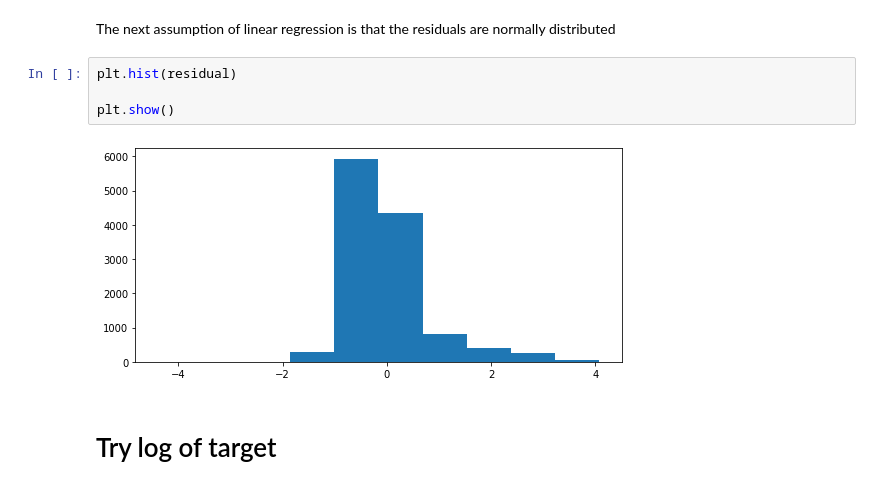
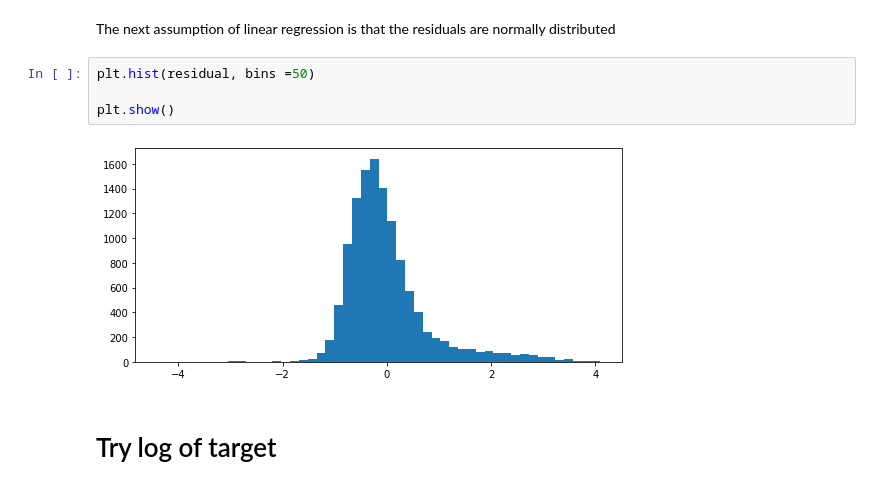
Before and after one commit to makcfd/angela-thesis, a Jupyter notebook: Regression_augmented.ipynb, the cells around one changed output. Drawn from its saved outputs; the diff is of its cells as text.

```diff
--- a/Regression_augmented.ipynb
+++ b/Regression_augmented.ipynb
@@ -484,11 +529,11 @@ plt.show()
 # %% [markdown]
 The next assumption of linear regression is that the residuals are normally distributed
 # %%
-plt.hist(residual)
+plt.hist(residual, bins =50)
 
 plt.show()
 # %% [output]
-[figure, old version]
+[figure, new version]
 # %% [markdown]
 # Try log of target
 # %%
```
Also changed, not shown: parts of 51 cells of this notebook, 1 other file.
